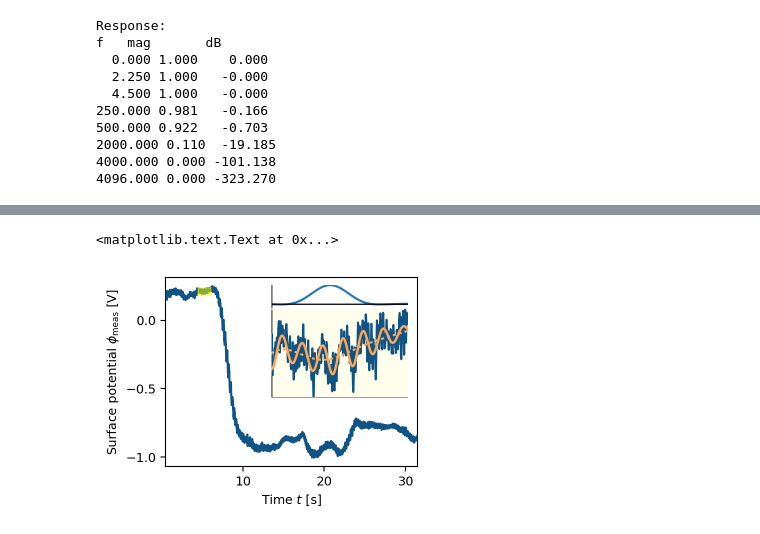
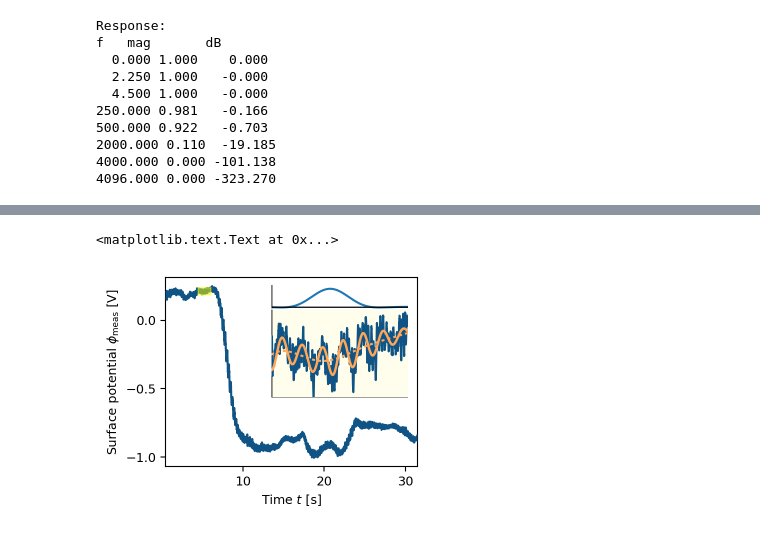
Before and after one commit to ryanpdwyer/1704-pmkpfm, a Jupyter notebook: fig_scripts/01b-illustrate-data-analysis.ipynb, the cells around one changed output, grey strips where cells are left out. Cells and saved outputs as stored; diff of their text form; code cells hidden in the pictures.

```diff
--- a/fig_scripts/01b-illustrate-data-analysis.ipynb
+++ b/fig_scripts/01b-illustrate-data-analysis.ipynb
@@ -145,3 +161,11 @@ f   mag       dB
+# %%
+phi_filt128 = phi_filt.reshape(-1, 128)
+Npts_each = phi_filt128.shape[0]
+
+phi_filt_red = np.empty((Npts_each*2), dtype=float)
+phi_filt_red[0::2] = phi_filt128.max(axis=1)
+phi_filt_red[1::2] = phi_filt128.min(axis=1)
+t_red = p.t[::64]
 # %%
 fig, axes = plt.subplots(nrows=1,  figsize=(3.25, 2.5))
 
@@ -149,7 +173,7 @@ mpl.rcParams['mathtext.fontset'] ='dejavusans'
 
 scale = 1
 
-axes.plot(p.t[::4], phi_filt[::4]*scale, color='#0f5484', alpha=1, zorder=3)
+axes.plot(t_red, phi_filt_red*scale, color='#0f5484', alpha=1, zorder=3)
 axes.set_xlim(0.5, 31.5)
 
 ax2 = fig.add_axes([0.45, 0.4, 0.42, 0.45], facecolor='0.92')
@@ -166,34 +190,36 @@ ax2.set_xlim(4.5, 6)
 ax2.set_axis_off()
 ax2.axhline(0.24, color='k', linewidth=0.9)
 ax2.axvline(4.5, 0.8, 1, color='k', linewidth=0.9)
 ax2.axhline(0.190, color='k', linewidth=0.9)
 ax2.axvline(4.5, 0.0, 0.78, color='k', linewidth=0.9)
 
-ax2.set_ylim(0.19, 0.25)
+ax2.set_ylim(0.19, 0.252)
+# ax2.axvline(5, -0.02, 0.02, color='k', linewidth=0.5)
+# ax2.axvline(6, -0.02, 0.02, color='k', linewidth=0.5)
 
 ax2.plot(p.t[mask][::4], phi_filt[mask][::4]*scale, color='#0f5484', alpha=1, zorder=3)
 l2, = ax2.plot(p.t[mask][::4],
          (p.phi_dc[mask] + 0.05 * p.E_mod[mask] * np.cos(2*np.pi*4.5*p.t[mask]-p.mb[1]))[::4] * scale,
          linewidth=1.75,
          zorder=5,
          color="#ffa659")
 
 ax2.plot(p.t[mask][::4], p.phi_dc[mask][::4]*scale, ':', zorder=4, color=l2.get_color(),
        linewidth=1.5)
 
 
 rect = patches.Rectangle((4.5,0.19), width=1.5, height=0.05, color='yellow',
                          alpha=0.5, zorder=11)
 
 axes.add_patch(rect)
 
 
 
 axes.set_yticks(np.linspace(-1, 0, 3))
 axes.set_xlabel("Time $t$ [s]")
 axes.set_ylabel(u"Surface potential $\\phi_{\\mathrm{meas}}$ [V]")
 # %% [output]
 <matplotlib.text.Text at 0x...>
-[figure, old version]
+[figure, new version]
 # %%
 fig.savefig('../figs/01b-phi-inset.pdf', bbox_inches='tight', transparent=True)
```
Also changed, not shown: parts of 1 cell of this notebook.
